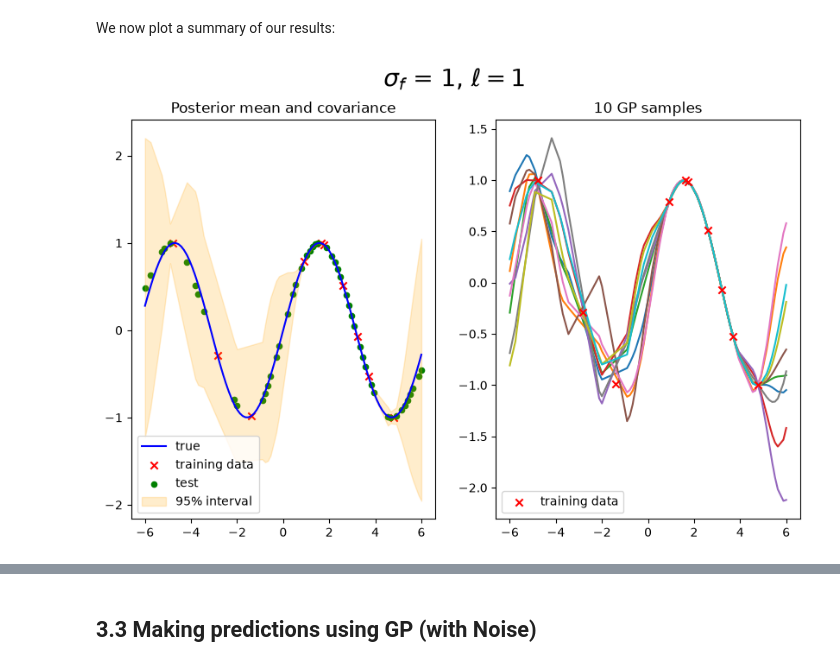
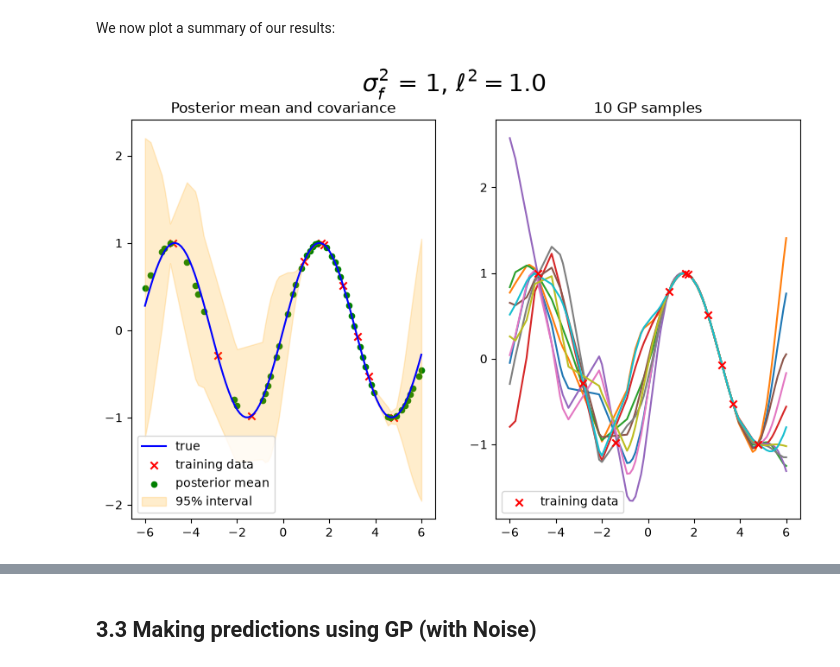
Before and after one commit to nsharm984/Karhunen-Loeve-Expansion-of-Magnetic-Coils, a Jupyter notebook: gaussian-process-NOTES.ipynb, the cells around one changed output, grey strips where cells are left out. Drawn from its saved outputs; the diff is of its cells as text; code cells hidden in the pictures.

```diff
--- a/gaussian-process-NOTES.ipynb
+++ b/gaussian-process-NOTES.ipynb
@@ -409,20 +408,19 @@ $$
 
 Another thing to note is that you might be tempted to call `np.linalg.inv` for the posterior mean and covariance matrices. However, notice that $\pmb{\mathsf{K}}^{-1}$ never exists on its own and is always multiplied by something. This means that, using the example of the posterior mean, we can instead define $\bm{\alpha} = \pmb{\mathsf{K}}^{-1} \bm{f}$ and use `np.linalg.solve` to solve the linear system $\pmb{\mathsf{K}} \bm{\alpha} = \bm{f}$ to obtain $\bm{\alpha}$.
 # %%
-def kernel_squared_exponential(x1, x2, sigma_f=1, l=1):
-    return (sigma_f**2) * np.exp(-(x1[:,None]- x2[None, :])**2/(2*(l**2)))
+def kernel_squared_exponential(x1, x2, sigmaF_squared=1, l_squared=1):
+    return sigmaF_squared * np.exp(-(x1[:,None]- x2[None, :])**2/(2*l_squared))
 
 # Construct the covariance matrix using broadcasting in numpy
-sigma_f=1
-l=1
-K = kernel_squared_exponential(x_train, x_train, sigma_f, l)
-K_s = kernel_squared_exponential(x_train, x_test, sigma_f, l)
-K_ss = kernel_squared_exponential(x_test, x_test, sigma_f, l)
+sigmaF_squared=1
+l_squared=1.0
+K = kernel_squared_exponential(x_train, x_train, sigmaF_squared, l_squared)
+K_s = kernel_squared_exponential(x_train, x_test, sigmaF_squared, l_squared)
+K_ss = kernel_squared_exponential(x_test, x_test, sigmaF_squared, l_squared)
 
 # Compute posterior mean and covariance matrix using Gaussian conditioning (via matrix inversion lemma)
 mean_posterior = np.matmul(K_s.T, np.linalg.solve(K, f_train))
 cov_posterior = K_ss - np.matmul(K_s.T, np.linalg.solve(K, K_s))
-std_posterior = np.sqrt(np.diag(cov_posterior))
 # %% [markdown]
 We can then do sampling of the GP. This requires us to take the Cholesky decomposition of $\pmb{\mathsf{K}}_{\bm{f}_*|\bm{f}}$ or equivalently, `cov_posterior`. However, if you try to do this directly using `np.linalg.cholesky(cov_posterior)`, you will run into an error `LinAlgError: Matrix is not positive definite`. Note that this is not a problem with our algorithm but is in fact, a floating point problem.
 
@@ -473,29 +471,31 @@ We now plot a summary of our results:
 # %%
 fig5, ax5 = plt.subplots(1, 2, figsize = (10, 6))
 
-fig5.suptitle(r"$\sigma_f$ = " + f"{sigma_f}, " + r"$\ell = $" + f"{l}", fontsize = 20)
+fig5.suptitle(r"$\sigma_f^2$ = " + f"{sigmaF_squared}, " + r"$\ell^2 = $" + f"{l_squared}", fontsize = 20)
 
 # Posterior mean and variance
+std_posterior = np.sqrt(np.diag(cov_posterior + 1e-8)) # add the jitter
+
 ax5[0].plot(x, f, c="blue", label="true")
 ax5[0].scatter(x_train, f_train, marker = "x", c="red", label="training data")
-ax5[0].scatter(x_test, mean_posterior, marker = "o", s=20, c="green", label="test")
+ax5[0].scatter(x_test, mean_posterior, marker = "o", s=20, c="green", label="posterior mean")
 ax5[0].fill_between(
     x_test,
     mean_posterior - 1.96 * std_posterior,
     mean_posterior + 1.96 * std_posterior,
     color="orange", alpha=0.2, label="95% interval",
 )
 ax5[0].set_title("Posterior mean and covariance")
 ax5[0].legend(loc="lower left")
 
 # GP Samples
 for i in range(num_samples):
     ax5[1].plot(x_test, samples[i,:])
 
 ax5[1].scatter(x_train, f_train, marker = "x", c="red", label="training data", zorder=2)
 ax5[1].set_title("10 GP samples")
 ax5[1].legend(loc="lower left")
 
 plt.show()
 # %% [output]
-[figure, old version]
+[figure, new version]
```
Also changed, not shown: parts of 11 cells of this notebook.
